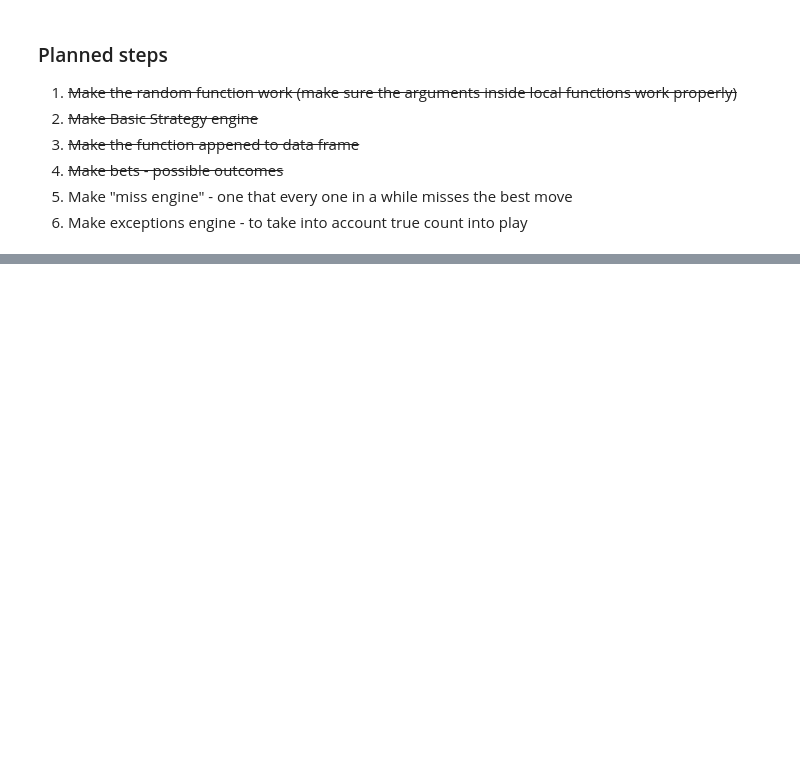
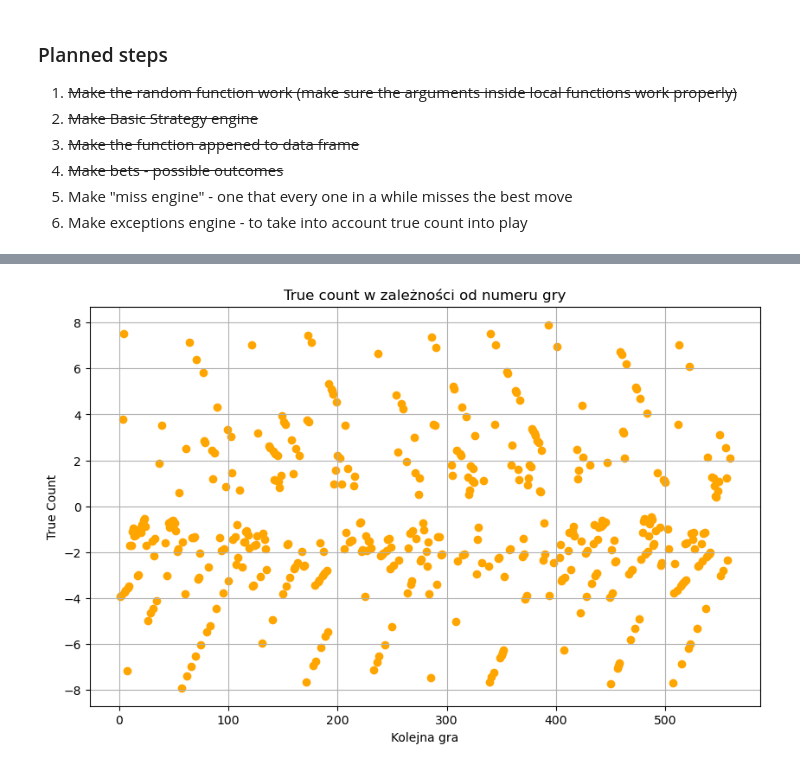
Before and after one commit to tomo-lord/BlackJack, a Jupyter notebook: BlackJack simulator.ipynb, the cells around one changed output, grey strips where cells are left out. Cells and saved outputs as stored; diff of their text form; code cells hidden in the pictures; blank space fills up the shorter version.

```diff
--- a/BlackJack simulator.ipynb
+++ b/BlackJack simulator.ipynb
@@ -342,0 +352,2 @@ data
+# %%
+data['True count'] = data['Cards left at start']/data['Starting running count']/52
@@ -342,0 +380,11 @@ data
+# %%
+# Tworzenie wykresu kropkowego (scatter plot) dla wybranego zakresu danych
+plt.figure(figsize=(10, 6))
+plt.scatter(data.index, data['True count'], color='orange')
+plt.title('True count w zależności od numeru gry')
+plt.xlabel('Kolejna gra')
+plt.ylabel('True Count')
+plt.grid(True)
+plt.show()
+# %% [output]
+[figure, added]
```
Also changed, not shown: parts of 10 cells of this notebook.
